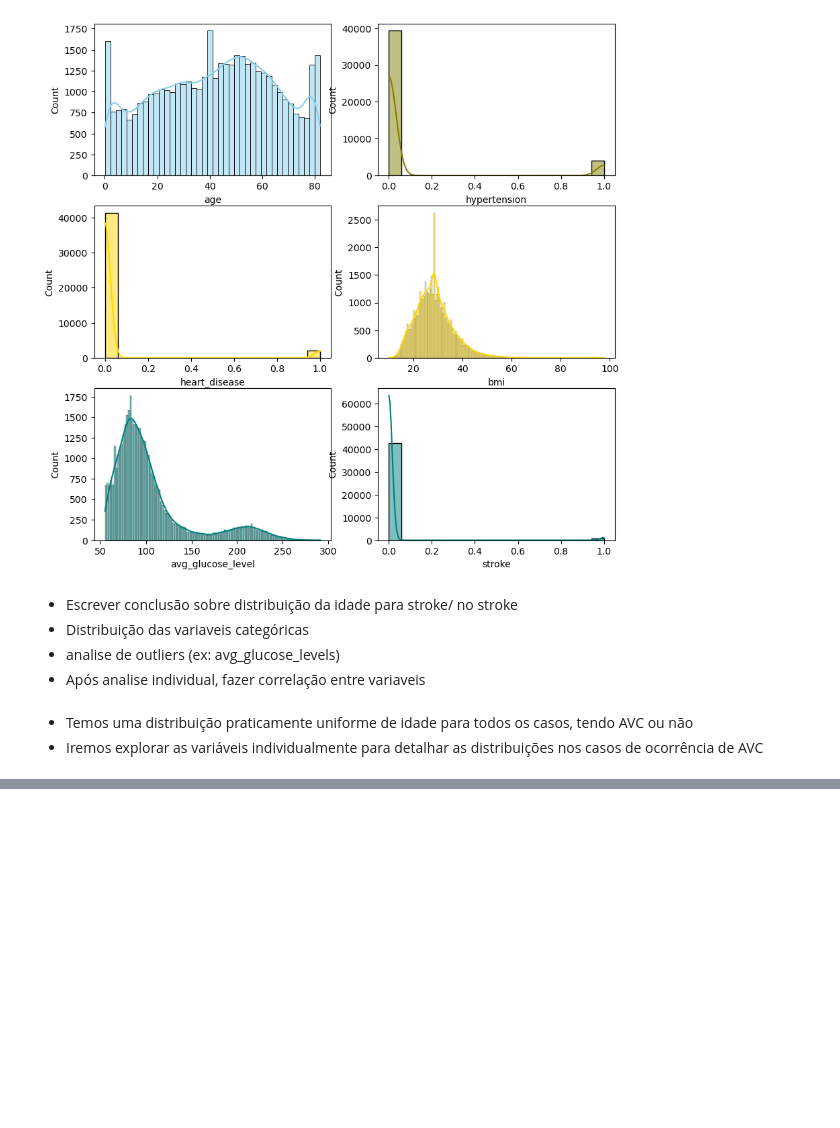
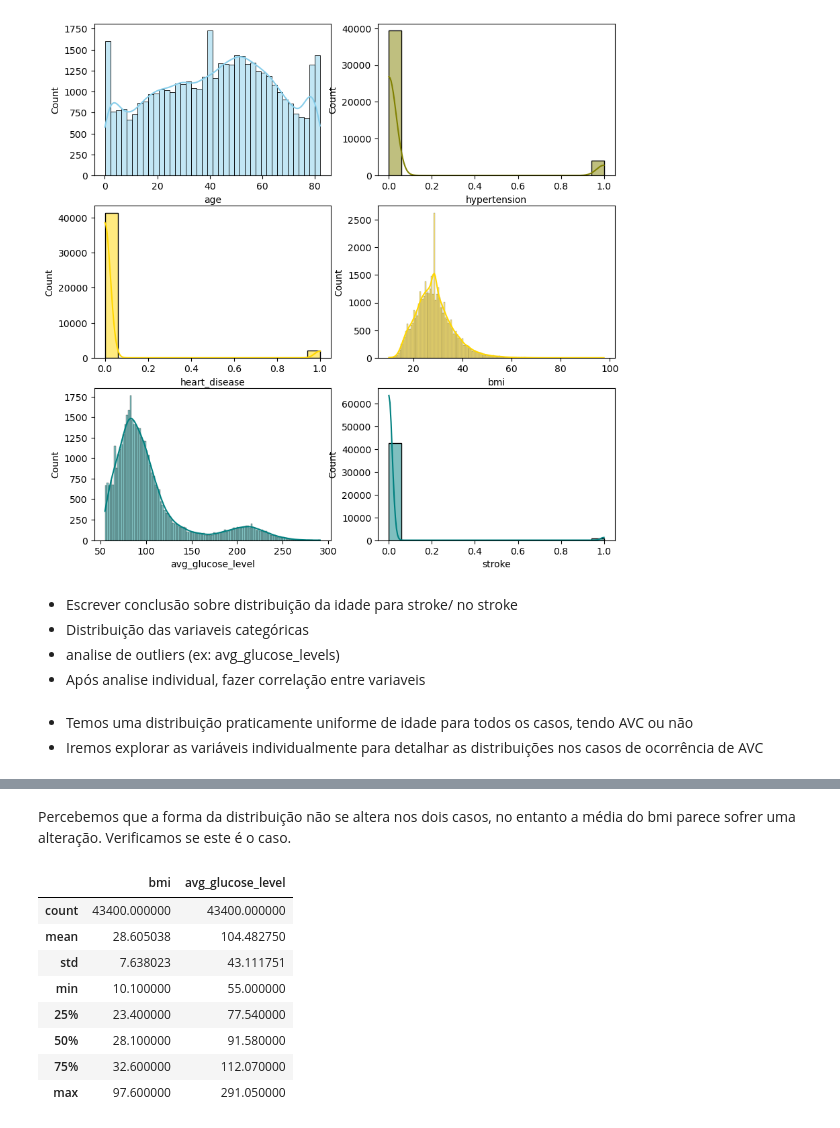
Before and after one commit to Jdss026/stroke-classifier, a Jupyter notebook: notebooks/eda copy.ipynb, the cells around one changed output, grey strips where cells are left out. Cells and saved outputs as stored; diff of their text form; code cells hidden in the pictures; blank space fills up the shorter version.

```diff
--- a/notebooks/eda copy.ipynb
+++ b/notebooks/eda copy.ipynb
@@ -214,0 +242,16 @@ hypertension_total[1]/hypertension_total[0]
+# %% [markdown]
+Percebemos que a forma da distribuição não se altera nos dois casos, no entanto a média do bmi parece sofrer uma alteração. Verificamos se este é o caso.
+# %%
+cols = ['bmi', 'avg_glucose_level']
+
+df[cols].describe()
+# %% [output]
+|  | bmi | avg_glucose_level |
+| count | 43400.000000 | 43400.000000 |
+| mean | 28.605038 | 104.482750 |
+| std | 7.638023 | 43.111751 |
+| min | 10.100000 | 55.000000 |
+| 25% | 23.400000 | 77.540000 |
+| 50% | 28.100000 | 91.580000 |
+| 75% | 32.600000 | 112.070000 |
+| max | 97.600000 | 291.050000 |
```
Also changed, not shown: parts of 15 cells of this notebook.
